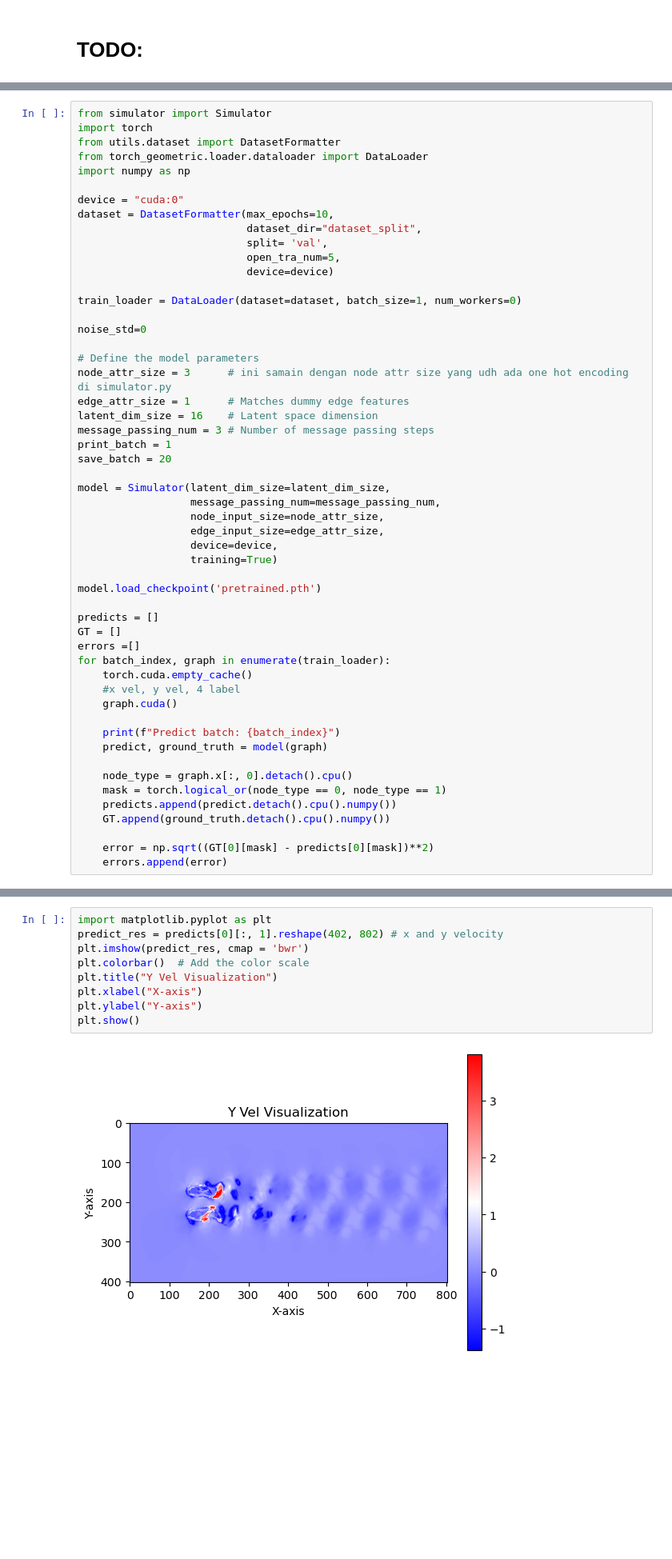
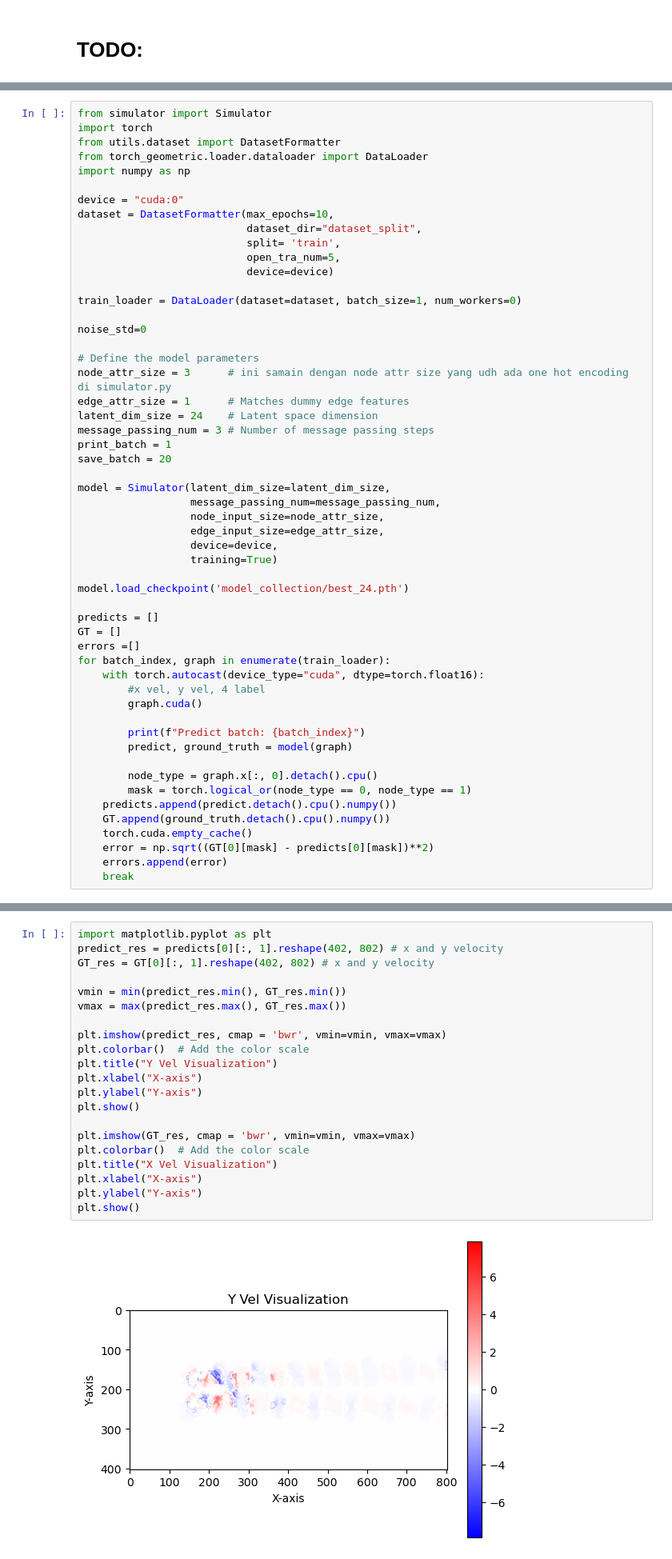
Before and after one commit to Arviano-Yuono/TugasAkhirSarjana, a Jupyter notebook: dummy_tets.ipynb, the cells around one changed output, grey strips where cells are left out. Shown: that part at 80% size. Drawn from its saved outputs; the diff is of its cells as text; blank space fills up the shorter version.

```diff
--- a/dummy_tets.ipynb
+++ b/dummy_tets.ipynb
@@ -238,7 +275,7 @@ import numpy as np
 device = "cuda:0"
 dataset = DatasetFormatter(max_epochs=10,
                            dataset_dir="dataset_split",
-                           split= 'val',
+                           split= 'train',
                            open_tra_num=5,
                            device=device)
 
@@ -249,7 +286,7 @@ noise_std=0
 # Define the model parameters
 node_attr_size = 3      # ini samain dengan node attr size yang udh ada one hot encoding di simulator.py
 edge_attr_size = 1      # Matches dummy edge features
-latent_dim_size = 16    # Latent space dimension
+latent_dim_size = 24    # Latent space dimension
 message_passing_num = 3 # Number of message passing steps
 print_batch = 1
 save_batch = 20
@@ -261,24 +298,25 @@ model = Simulator(latent_dim_size=latent_dim_size,
                   device=device,
                   training=True)
 
-model.load_checkpoint('pretrained.pth')
+model.load_checkpoint('model_collection/best_24.pth')
 
 predicts = []
 GT = []
 errors =[]
 for batch_index, graph in enumerate(train_loader):
-    torch.cuda.empty_cache()
-    #x vel, y vel, 4 label
-    graph.cuda()
+    with torch.autocast(device_type="cuda", dtype=torch.float16):
+        #x vel, y vel, 4 label
+        graph.cuda()
 
-    print(f"Predict batch: {batch_index}")
-    predict, ground_truth = model(graph)
+        print(f"Predict batch: {batch_index}")
+        predict, ground_truth = model(graph)
 
-    node_type = graph.x[:, 0].detach().cpu()
-    mask = torch.logical_or(node_type == 0, node_type == 1)
+        node_type = graph.x[:, 0].detach().cpu()
+        mask = torch.logical_or(node_type == 0, node_type == 1)
     predicts.append(predict.detach().cpu().numpy())
     GT.append(ground_truth.detach().cpu().numpy())
-
+    torch.cuda.empty_cache()
     error = np.sqrt((GT[0][mask] - predicts[0][mask])**2)
     errors.append(error)
+    break
 # %% [output]
@@ -302,11 +351,23 @@ plt.show()
 # %%
 import matplotlib.pyplot as plt
 predict_res = predicts[0][:, 1].reshape(402, 802) # x and y velocity
-plt.imshow(predict_res, cmap = 'bwr')
+GT_res = GT[0][:, 1].reshape(402, 802) # x and y velocity
+
+vmin = min(predict_res.min(), GT_res.min())
+vmax = max(predict_res.max(), GT_res.max())
+
+plt.imshow(predict_res, cmap = 'bwr', vmin=vmin, vmax=vmax)
 plt.colorbar()  # Add the color scale
 plt.title("Y Vel Visualization")
 plt.xlabel("X-axis")
 plt.ylabel("Y-axis")
 plt.show()
+
+plt.imshow(GT_res, cmap = 'bwr', vmin=vmin, vmax=vmax)
+plt.colorbar()  # Add the color scale
+plt.title("X Vel Visualization")
+plt.xlabel("X-axis")
+plt.ylabel("Y-axis")
+plt.show()
 # %% [output]
-[figure, old version]
+[figure, new version]
```
Also changed, not shown: parts of 16 cells of this notebook, 9 other files.
